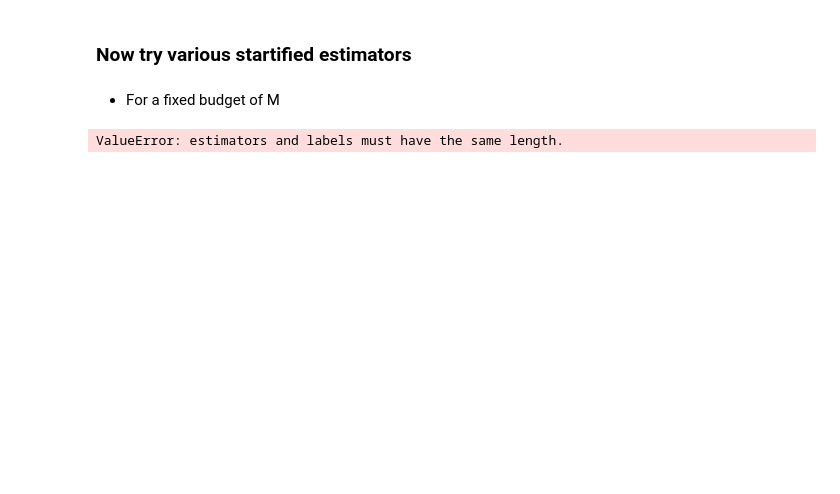
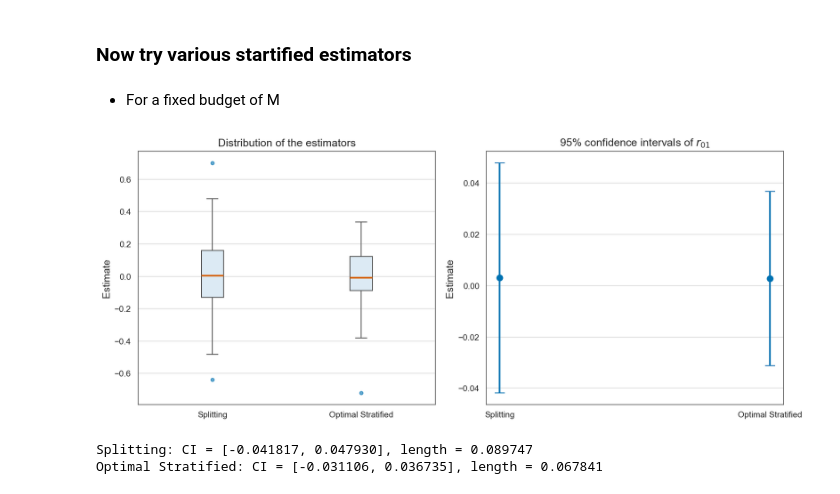
Before and after one commit to MohamedKeteb/constantpathsampling, a Jupyter notebook: normal_exp.ipynb, the cells around one changed output. Saved outputs shown, nothing was run; the diff lists cells and outputs as text; code cells hidden in the pictures; blank space fills up the shorter version.

```diff
--- a/normal_exp.ipynb
+++ b/normal_exp.ipynb
@@ -44,7 +44,7 @@ def random_budget_allocation(L, M):
 # %% [markdown]
 - For a fixed budget of M
 # %%
-M = 100
+M = 50
 alpha = 0.8
 L = int(np.floor(M**alpha))
 L_initial = M//2
@@ -59,16 +59,17 @@ budget = build_budget(L, M, estimator)
 # %%
 estimators = [
     lambda: stratified_estimator_splitting(L_final, estimator, initial_L=L_initial, n_samples=5),
-    lambda: optimal_startified_estimator(0.8, M, budget, estimator)
-]
+    lambda: optimal_startified_estimator(0.8, M, budget, estimator)]
 
-labels = ["Spliting", "optimal scheme"]
+labels = ["Splitting", "Optimal Stratified"]
 
 xp1 = plot_estimators_box_CI(
     estimators,
     labels,
     nrep=100,
     ci_level=0.95,
 )
 # %% [output]
+[figure, added]
-ValueError: estimators and labels must have the same length.
+Splitting: CI = [-0.041817, 0.047930], length = 0.089747
+Optimal Stratified: CI = [-0.031106, 0.036735], length = 0.067841
```
Also changed, not shown: parts of 9 cells of this notebook.
